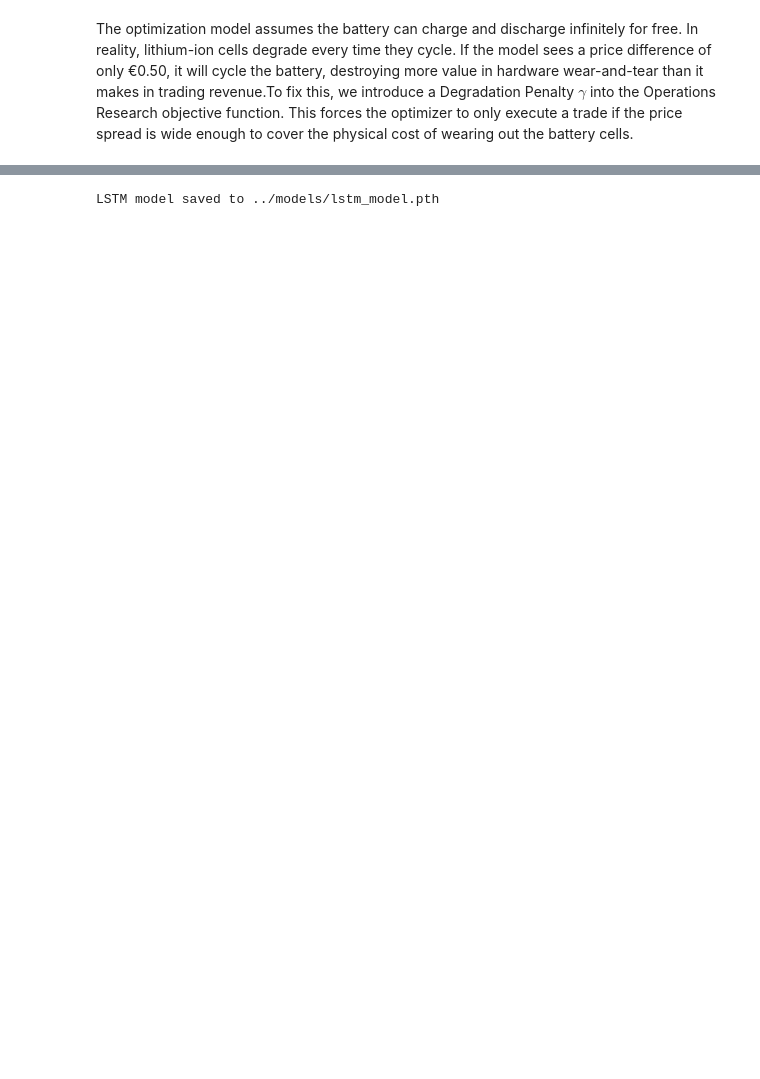
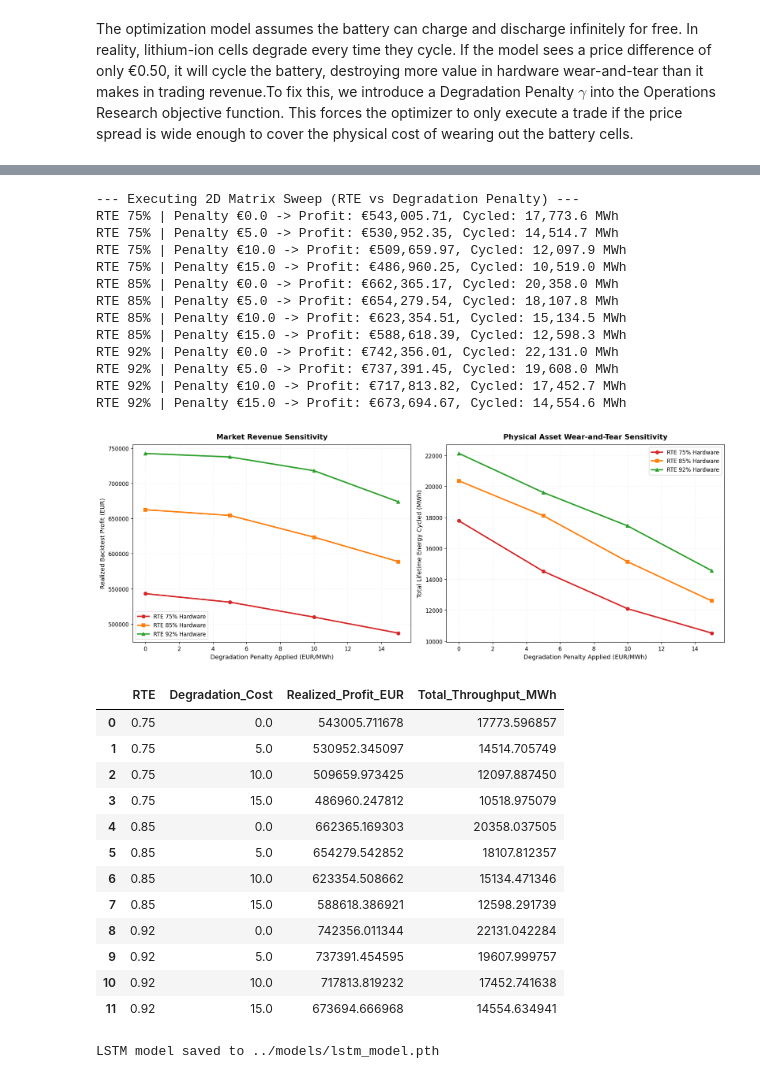
Before and after one commit to Matshiselan/End-to-End-SMARD-Forecasting-and-Dispatch-Optimization-Platform, a Jupyter notebook: notebooks/modelling.ipynb, the cells around one changed output, grey strips where cells are left out. Drawn from its saved outputs; the diff is of its cells as text; code cells hidden in the pictures; blank space fills up the shorter version.

```diff
--- a/notebooks/modelling.ipynb
+++ b/notebooks/modelling.ipynb
@@ -1141,3 +1256,33 @@ plot_backtest_day(df_ledger_degradation, target_day=0)
+# %%
+evaluate_rte_and_degradation(df_val_results)
+# %% [output]
+--- Executing 2D Matrix Sweep (RTE vs Degradation Penalty) ---
+RTE 75% | Penalty €0.0 -> Profit: €543,005.71, Cycled: 17,773.6 MWh
+RTE 75% | Penalty €5.0 -> Profit: €530,952.35, Cycled: 14,514.7 MWh
+RTE 75% | Penalty €10.0 -> Profit: €509,659.97, Cycled: 12,097.9 MWh
+RTE 75% | Penalty €15.0 -> Profit: €486,960.25, Cycled: 10,519.0 MWh
+RTE 85% | Penalty €0.0 -> Profit: €662,365.17, Cycled: 20,358.0 MWh
+RTE 85% | Penalty €5.0 -> Profit: €654,279.54, Cycled: 18,107.8 MWh
+RTE 85% | Penalty €10.0 -> Profit: €623,354.51, Cycled: 15,134.5 MWh
+RTE 85% | Penalty €15.0 -> Profit: €588,618.39, Cycled: 12,598.3 MWh
+RTE 92% | Penalty €0.0 -> Profit: €742,356.01, Cycled: 22,131.0 MWh
+RTE 92% | Penalty €5.0 -> Profit: €737,391.45, Cycled: 19,608.0 MWh
+RTE 92% | Penalty €10.0 -> Profit: €717,813.82, Cycled: 17,452.7 MWh
+RTE 92% | Penalty €15.0 -> Profit: €673,694.67, Cycled: 14,554.6 MWh
+[figure, added]
+|  | RTE | Degradation_Cost | Realized_Profit_EUR | Total_Throughput_MWh |
+| 0 | 0.75 | 0.0 | 543005.711678 | 17773.596857 |
+| 1 | 0.75 | 5.0 | 530952.345097 | 14514.705749 |
+| 2 | 0.75 | 10.0 | 509659.973425 | 12097.887450 |
+| 3 | 0.75 | 15.0 | 486960.247812 | 10518.975079 |
+| 4 | 0.85 | 0.0 | 662365.169303 | 20358.037505 |
+| 5 | 0.85 | 5.0 | 654279.542852 | 18107.812357 |
+| 6 | 0.85 | 10.0 | 623354.508662 | 15134.471346 |
+| 7 | 0.85 | 15.0 | 588618.386921 | 12598.291739 |
+| 8 | 0.92 | 0.0 | 742356.011344 | 22131.042284 |
+| 9 | 0.92 | 5.0 | 737391.454595 | 19607.999757 |
+| 10 | 0.92 | 10.0 | 717813.819232 | 17452.741638 |
+| 11 | 0.92 | 15.0 | 673694.666968 | 14554.634941 |
 # %%
 import torch
 
```
Also changed, not shown: parts of 13 cells of this notebook, 1 other file.
